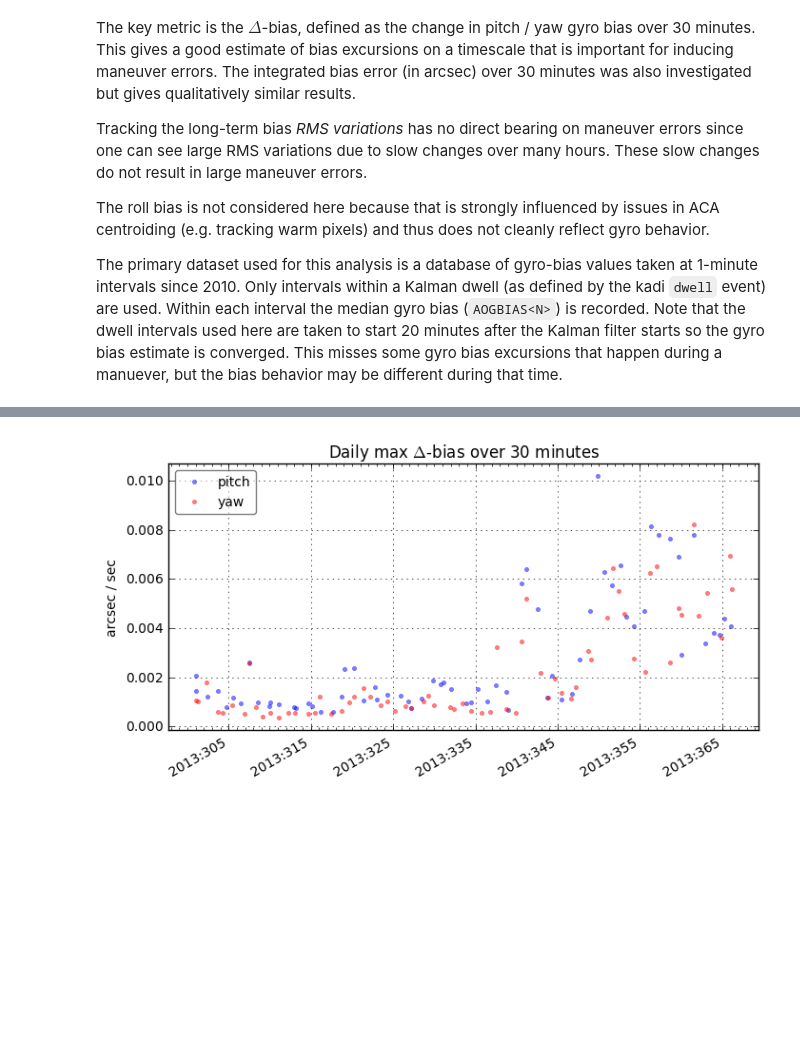
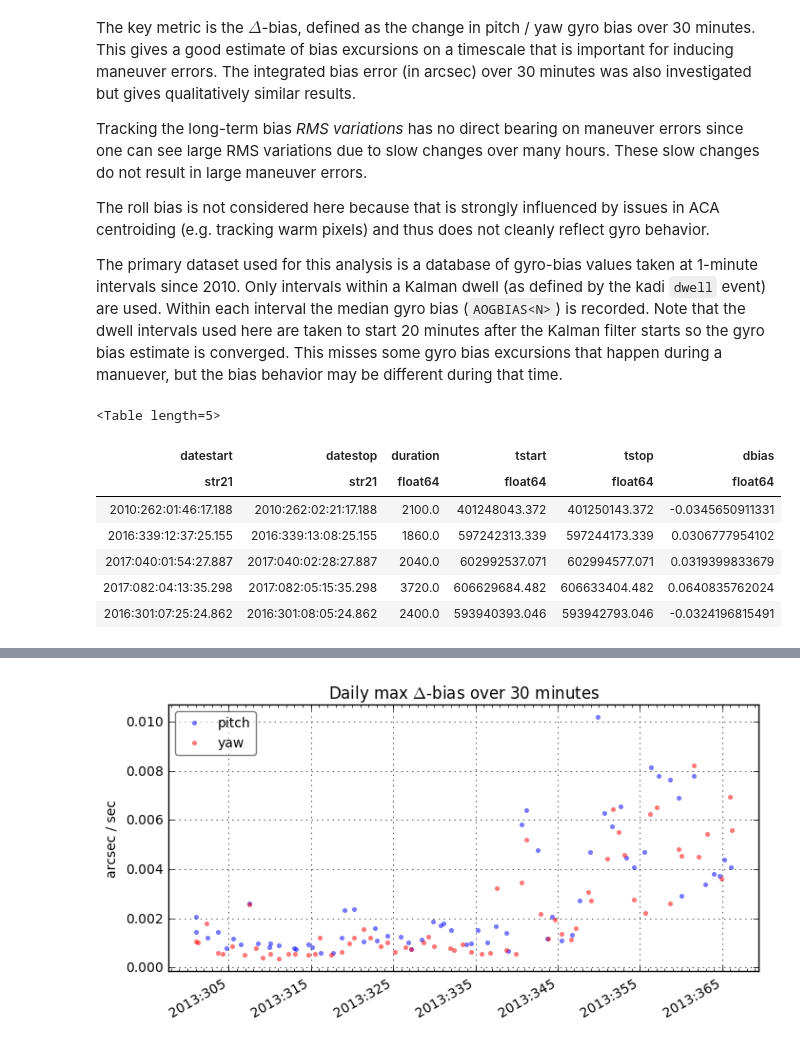
Before and after one commit to sot/bias_notebook, a Jupyter notebook: bias_stability/bias-stability-trending.ipynb, the cells around one changed output, grey strips where cells are left out. Cells and saved outputs as stored; diff of their text form; code cells hidden in the pictures; blank space fills up the shorter version.

```diff
--- a/bias_stability/bias-stability-trending.ipynb
+++ b/bias_stability/bias-stability-trending.ipynb
@@ -78,3 +127,14 @@ bias_vars, bias_times = get_bias_vars_times(biases, delta_mins=30, unique_times=
+# %%
+bias_jogs[1]
+# %% [output]
+<Table length=5>
+| datestart | datestop | duration | tstart | tstop | dbias |
+| str21 | str21 | float64 | float64 | float64 | float64 |
+| 2010:262:01:46:17.188 | 2010:262:02:21:17.188 | 2100.0 | 401248043.372 | 401250143.372 | -0.0345650911331 |
+| 2016:339:12:37:25.155 | 2016:339:13:08:25.155 | 1860.0 | 597242313.339 | 597244173.339 | 0.0306777954102 |
+| 2017:040:01:54:27.887 | 2017:040:02:28:27.887 | 2040.0 | 602992537.071 | 602994577.071 | 0.0319399833679 |
+| 2017:082:04:13:35.298 | 2017:082:05:15:35.298 | 3720.0 | 606629684.482 | 606633404.482 | 0.0640835762024 |
+| 2016:301:07:25:24.862 | 2016:301:08:05:24.862 | 2400.0 | 593940393.046 | 593942793.046 | -0.0324196815491 |
 # %%
 # Put into a table and assign an integer "day" number (days since 1998.0)
 t = Table([bias_times, bias_vars[1], bias_vars[2]], names=['time', 'dbias_pitch', 'dbias_yaw'])
```
Also changed, not shown: parts of 12 cells of this notebook.
